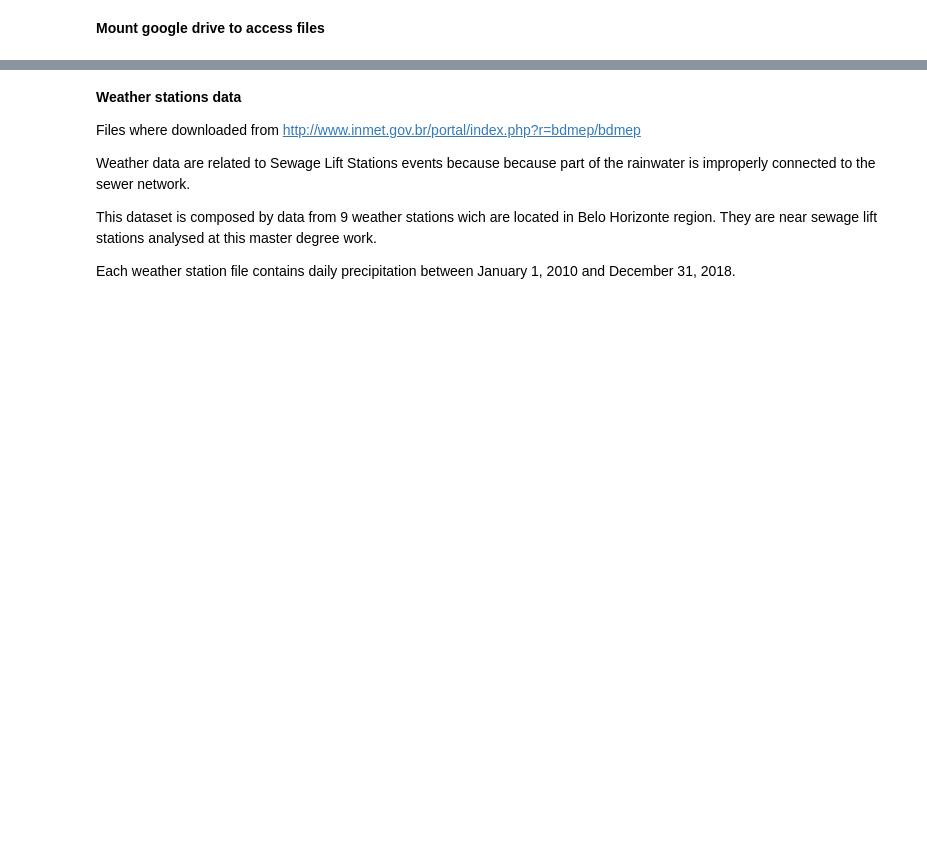
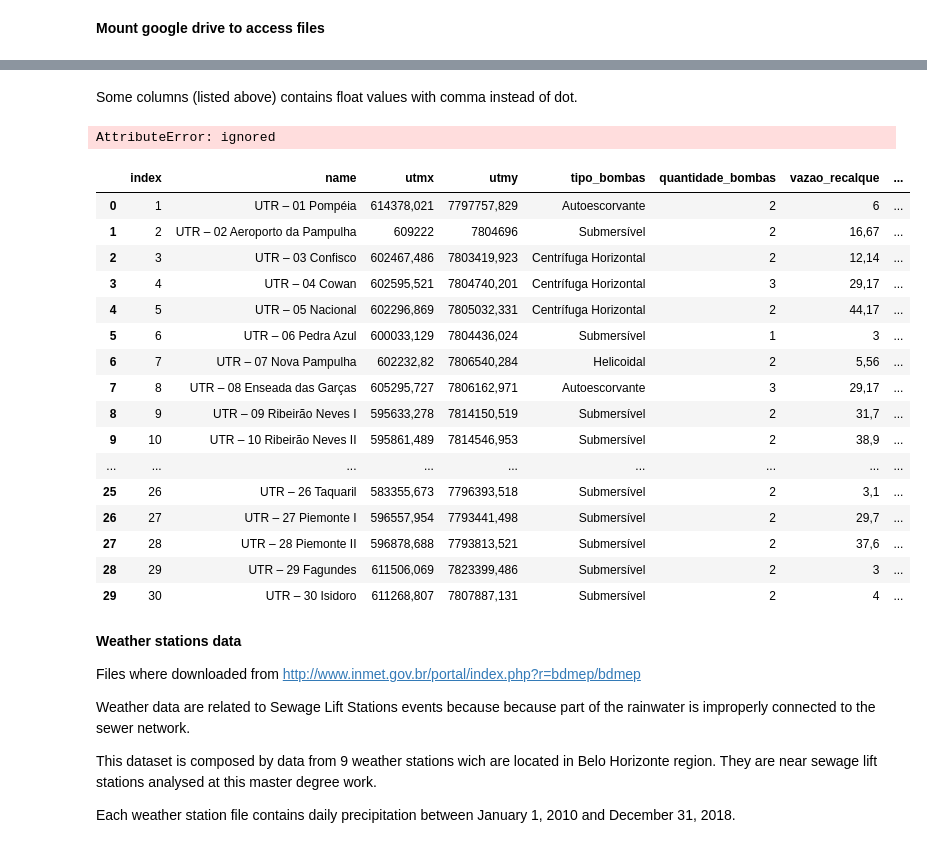
Before and after one commit to heber-augusto/master-degree-jupyter-notebooks, a Jupyter notebook: step_4-data-preparation/step_4-data-preparation.ipynb, the cells around one changed output, grey strips where cells are left out. Cells and saved outputs as stored; diff of their text form; code cells hidden in the pictures; blank space fills up the shorter version.

```diff
--- a/step_4-data-preparation/step_4-data-preparation.ipynb
+++ b/step_4-data-preparation/step_4-data-preparation.ipynb
@@ -44,0 +37,14 @@ lift_station_register['corrente3_max'] = lift_station_register['corrente3_max'].
+# %%
+lift_station_register = pd.read_csv(DATASETS_DIR + r'sewage_pumping_stations_base.csv')
+
+#list of columns to transform into float, changing comma for dot
+columns_to_change_to_float = ['utmx', 'utmy', 'nivel_max','vazao_recalque',
+                              'altura_manometrica','extensao_recalque',
+                              'potencia_instalada']
+
+for column in columns_to_change_to_float:
+  try:
+    lift_station_register[column] = lift_station_register[column].str.replace(',', '.').astype(float)
+  except:
+    print(f'Erro changing type of column: {column}')
+    continue
@@ -45,3 +71,37 @@ lift_station_register['corrente3_max'] = lift_station_register['corrente3_max'].
+# %% [markdown]
+Some columns (listed above) contains float values with comma instead of dot.
+# %%
+#list of columns to transform into float, exchanging comma with dot
+columns_to_change_to_float = ['nivel_max',
+                              'corrente1_max','corrente2_max','corrente3_max',
+                              'vazao_recalque', 'altura_manometrica',
+                              'diametro_recalque', 'extensao_recalque',
+                              'potencia_instalada']
+
+#for column in columns_to_change_to_float:
+#  lift_station_register[column] = lift_station_register[column].str.replace(',', '.').astype(float)
+# %% [output]
+AttributeError: ignored
+# %%
+lift_station_register
+# %% [output]
+|  | index | name | utmx | utmy | tipo_bombas | quantidade_bombas | vazao_recalque | ... |
+| 0 | 1 | UTR – 01 Pompéia | 614378,021 | 7797757,829 | Autoescorvante | 2 | 6 | ... |
+| 1 | 2 | UTR – 02 Aeroporto da Pampulha | 609222 | 7804696 | Submersível | 2 | 16,67 | ... |
+| 2 | 3 | UTR – 03 Confisco | 602467,486 | 7803419,923 | Centrífuga Horizontal | 2 | 12,14 | ... |
+| 3 | 4 | UTR – 04 Cowan | 602595,521 | 7804740,201 | Centrífuga Horizontal | 3 | 29,17 | ... |
+| 4 | 5 | UTR – 05 Nacional | 602296,869 | 7805032,331 | Centrífuga Horizontal | 2 | 44,17 | ... |
+| 5 | 6 | UTR – 06 Pedra Azul | 600033,129 | 7804436,024 | Submersível | 1 | 3 | ... |
+| 6 | 7 | UTR – 07 Nova Pampulha | 602232,82 | 7806540,284 | Helicoidal | 2 | 5,56 | ... |
+| 7 | 8 | UTR – 08 Enseada das Garças | 605295,727 | 7806162,971 | Autoescorvante | 3 | 29,17 | ... |
+| 8 | 9 | UTR – 09 Ribeirão Neves I | 595633,278 | 7814150,519 | Submersível | 2 | 31,7 | ... |
+| 9 | 10 | UTR – 10 Ribeirão Neves II | 595861,489 | 7814546,953 | Submersível | 2 | 38,9 | ... |
+| ... | ... | ... | ... | ... | ... | ... | ... | ... |
+| 25 | 26 | UTR – 26 Taquaril | 583355,673 | 7796393,518 | Submersível | 2 | 3,1 | ... |
+| 26 | 27 | UTR – 27 Piemonte I | 596557,954 | 7793441,498 | Submersível | 2 | 29,7 | ... |
+| 27 | 28 | UTR – 28 Piemonte II | 596878,688 | 7793813,521 | Submersível | 2 | 37,6 | ... |
+| 28 | 29 | UTR – 29 Fagundes | 611506,069 | 7823399,486 | Submersível | 2 | 3 | ... |
+| 29 | 30 | UTR – 30 Isidoro | 611268,807 | 7807887,131 | Submersível | 2 | 4 | ... |
 # %% [markdown]
 **Weather stations data**
 
```
Also changed, not shown: parts of 5 cells of this notebook.
